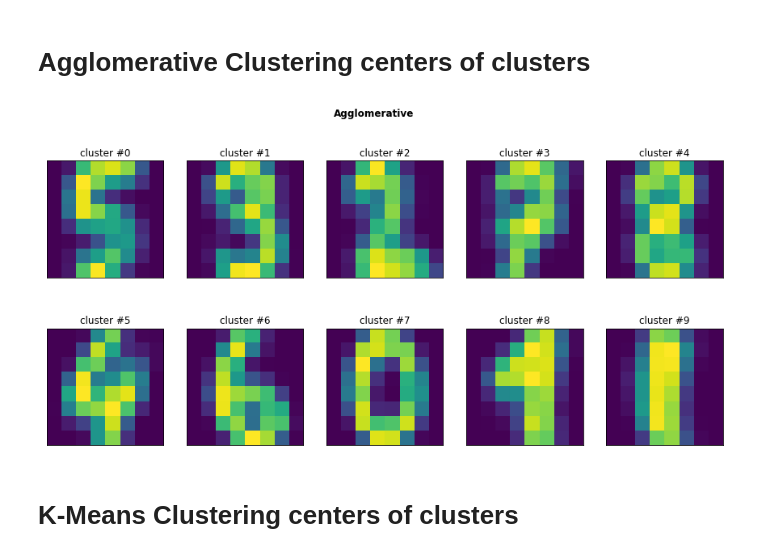
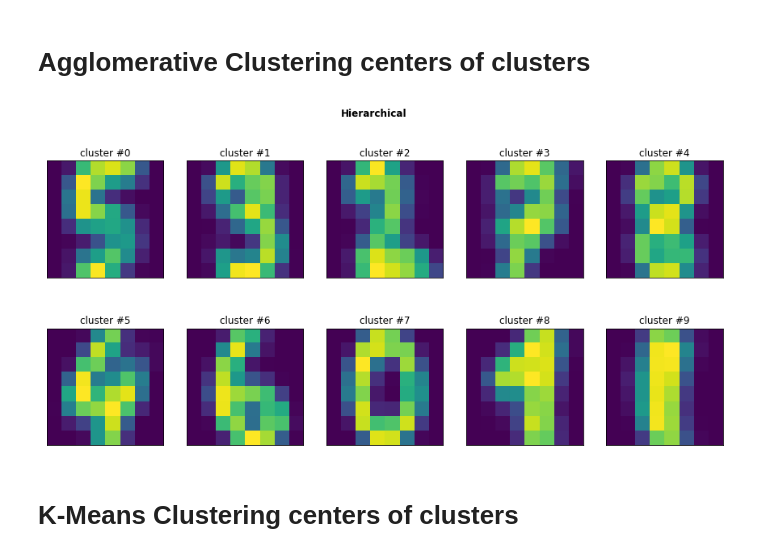
Before and after one commit to zappaz00/8_clustering, a Jupyter notebook: clustering.ipynb, the cells around one changed output. Cells and saved outputs as stored; diff of their text form; code cells hidden in the pictures.

```diff
--- a/clustering.ipynb
+++ b/clustering.ipynb
@@ -162,12 +165,13 @@ k_means_model.fit(X)
 custom_kmeans_labels = k_means_model.predict(X)
 assert custom_kmeans_labels.shape == (1797,)
 # %%
-fig, axs = plt.subplots(2, 5, figsize=(15, 7))
-for im_ctr in range(k_means_model.n_clusters):
-    row_ctr = int(im_ctr / 5)
-    col_ctr = im_ctr % 5
-    image = np.reshape(k_means_model.cluster_centers_[im_ctr, :], (8, 8))
-    axs[row_ctr, col_ctr].imshow(image)
-    axs[row_ctr, col_ctr].set_title(f'cluster #{im_ctr}')
-    axs[row_ctr, col_ctr].set_xticks(ticks=[])
-    axs[row_ctr, col_ctr].set_yticks(ticks=[])
+def draw_centers_of_clusters(centers):
+    fig, axs = plt.subplots(2, 5, figsize=(15, 7))
+    for im_ctr in range(len(centers)):
+        row_ctr = int(im_ctr / 5)
+        col_ctr = im_ctr % 5
+        image = np.reshape(centers[im_ctr, :], (8, 8))
+        axs[row_ctr, col_ctr].imshow(image)
+        axs[row_ctr, col_ctr].set_title(f'cluster #{im_ctr}')
+        axs[row_ctr, col_ctr].set_xticks(ticks=[])
+        axs[row_ctr, col_ctr].set_yticks(ticks=[])
@@ -214,10 +220,10 @@ Now we will use two popular algorithms: hierarchical clustering and $K$-means cl
 - Note that `AgglomerativeClustering` does not have a `predict` method, so you can either use the `fit_predict` method or use the `fit` method and then look at the `labels_` attribute of the class instance.
 - Kmeans performs multiple runs (default 10) with random centers and then returns the best partition in terms of average distance within the clusters. You can increase the number of runs to improve the quality of predictions in the `i_init` parameter.
 # %%
-agglomerative_model = AgglomerativeClustering(n_clusters=10)
+hierarchical_model = AgglomerativeClustering(n_clusters=10)
 kmeans_model = KMeans(n_clusters=10, n_init=20) #n_init возьмём с запасом
 
-hierarchical_labels = agglomerative_model.fit_predict(X)
+hierarchical_labels = hierarchical_model.fit_predict(X)
 kmeans_labels = kmeans_model.fit_predict(X)
 # %%
 assert hierarchical_labels.shape == (1797,)
@@ -227,22 +233,13 @@ assert kmeans_labels.shape == (1797,)
 # %% [markdown]
 # Agglomerative Clustering centers of clusters
 # %%
-agglomerative_centers = np.zeros((agglomerative_model.n_clusters_, X.shape[1]))
-for k in range(agglomerative_model.n_clusters_):
-    agglomerative_centers[k, :] = np.mean(X[hierarchical_labels==k], axis=0)
+hierarchical_centers = np.zeros((hierarchical_model.n_clusters_, X.shape[1]))
+for k in range(hierarchical_model.n_clusters_):
+    hierarchical_centers[k, :] = np.mean(X[hierarchical_labels==k], axis=0)
-# %%
-fig, axs = plt.subplots(2, 5, figsize=(15, 7))
-for im_ctr in range(agglomerative_model.n_clusters_):
-    row_ctr = int(im_ctr / 5)
-    col_ctr = im_ctr % 5
-    image = np.reshape(agglomerative_centers[im_ctr, :], (8, 8))
-    axs[row_ctr, col_ctr].imshow(image)
-    axs[row_ctr, col_ctr].set_title(f'cluster #{im_ctr}')
-    axs[row_ctr, col_ctr].set_xticks(ticks=[])
-    axs[row_ctr, col_ctr].set_yticks(ticks=[])
-
-plt.suptitle('Agglomerative', fontweight='bold');
-# %% [output]
-[figure, removed]
+# %%
+draw_centers_of_clusters(hierarchical_centers)
+plt.suptitle('Hierarchical', fontweight='bold');
+# %% [output]
+[figure, added]
 # %% [markdown]
 # K-Means Clustering centers of clusters
```
Also changed, not shown: parts of 16 cells of this notebook.
